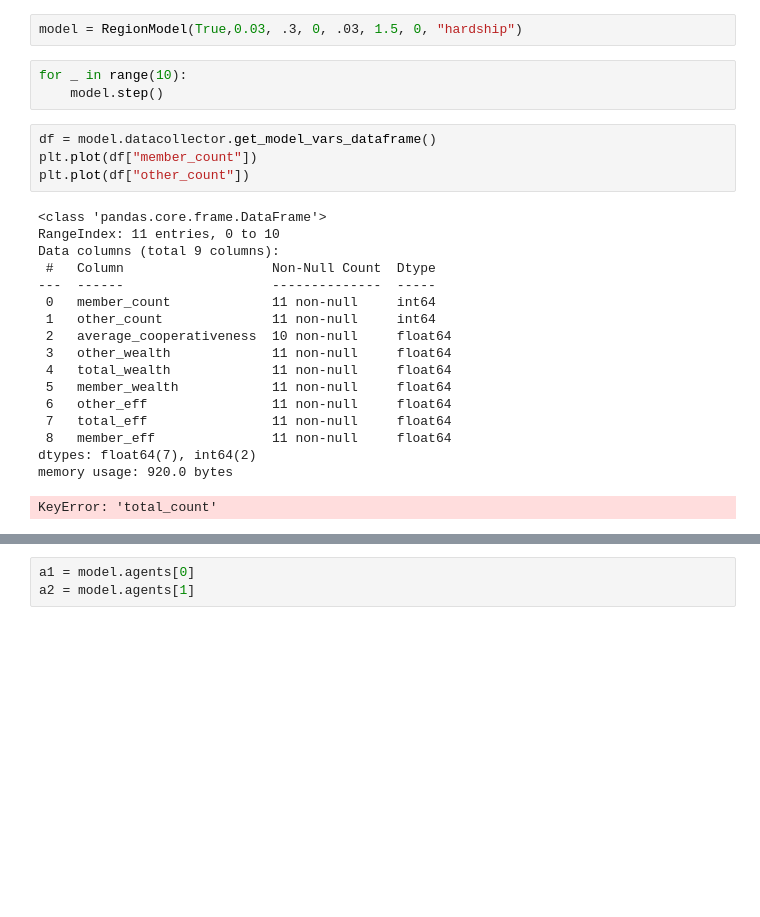
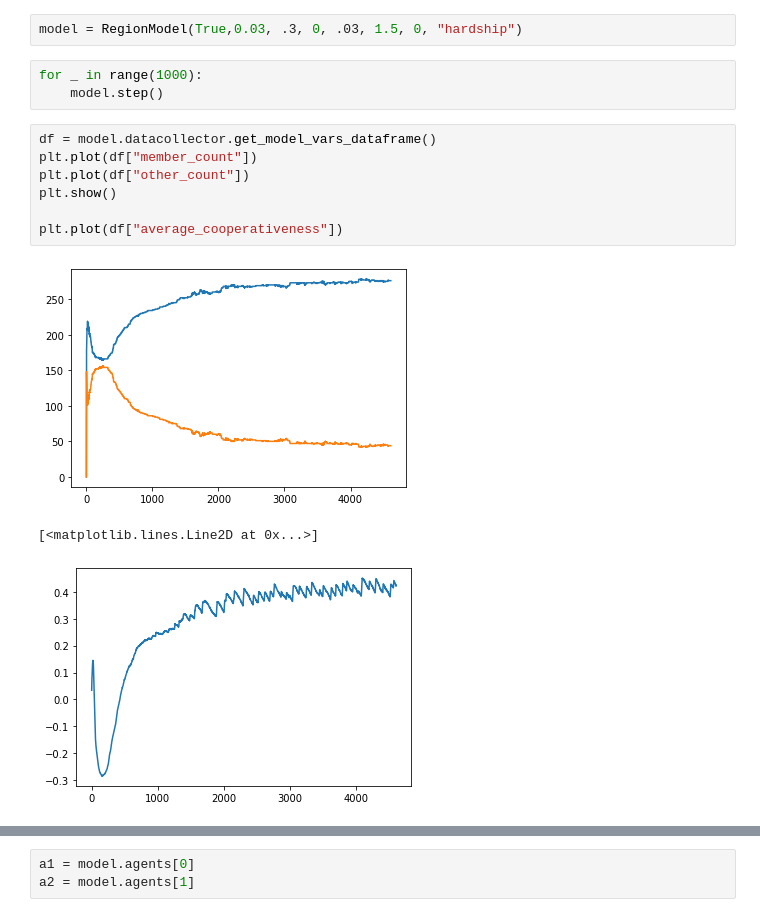
Before and after one commit to charelF/ABM, a Jupyter notebook: model/test.ipynb, the cells around one changed output, grey strips where cells are left out. Cells and saved outputs as stored; diff of their text form; blank space fills up the shorter version.

```diff
--- a/model/test.ipynb
+++ b/model/test.ipynb
@@ -5,27 +5,16 @@ import matplotlib.pyplot as plt
 # %%
 model = RegionModel(True,0.03, .3, 0, .03, 1.5, 0, "hardship")
 # %%
-for _ in range(10):
+for _ in range(1000):
     model.step()
 # %%
 df = model.datacollector.get_model_vars_dataframe()
 plt.plot(df["member_count"])
 plt.plot(df["other_count"])
+plt.show()
+
+plt.plot(df["average_cooperativeness"])
 # %% [output]
+[figure, added]
-<class 'pandas.core.frame.DataFrame'>
-RangeIndex: 11 entries, 0 to 10
-Data columns (total 9 columns):
- #   Column                   Non-Null Count  Dtype
----  ------                   --------------  -----
- 0   member_count             11 non-null     int64
- 1   other_count              11 non-null     int64
- 2   average_cooperativeness  10 non-null     float64
- 3   other_wealth             11 non-null     float64
- 4   total_wealth             11 non-null     float64
- 5   member_wealth            11 non-null     float64
- 6   other_eff                11 non-null     float64
- 7   total_eff                11 non-null     float64
- 8   member_eff               11 non-null     float64
-dtypes: float64(7), int64(2)
-memory usage: 920.0 bytes
+[<matplotlib.lines.Line2D at 0x...>]
-KeyError: 'total_count'
+[figure, added]
```
Also changed, not shown: parts of 1 cell of this notebook.
